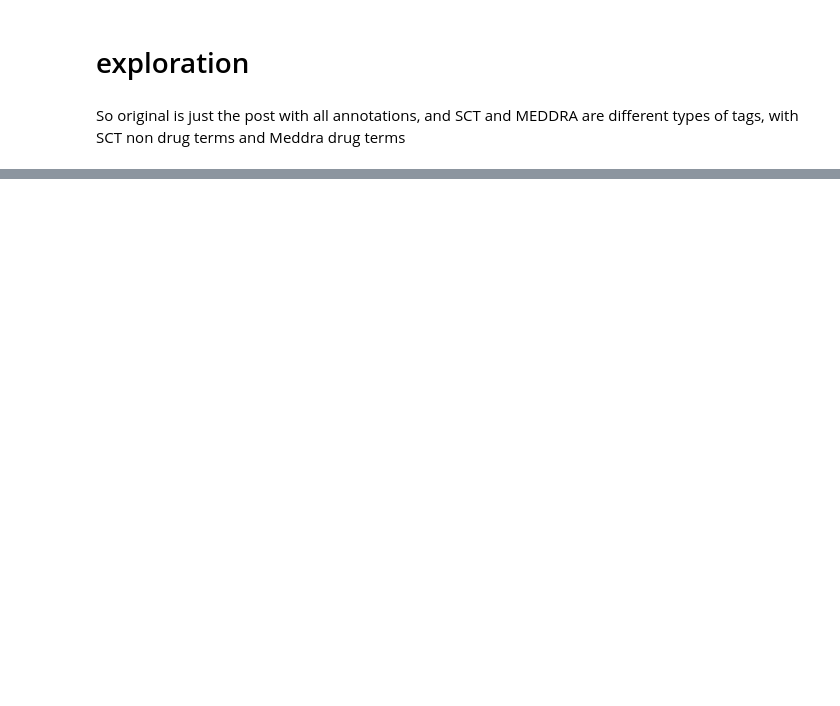
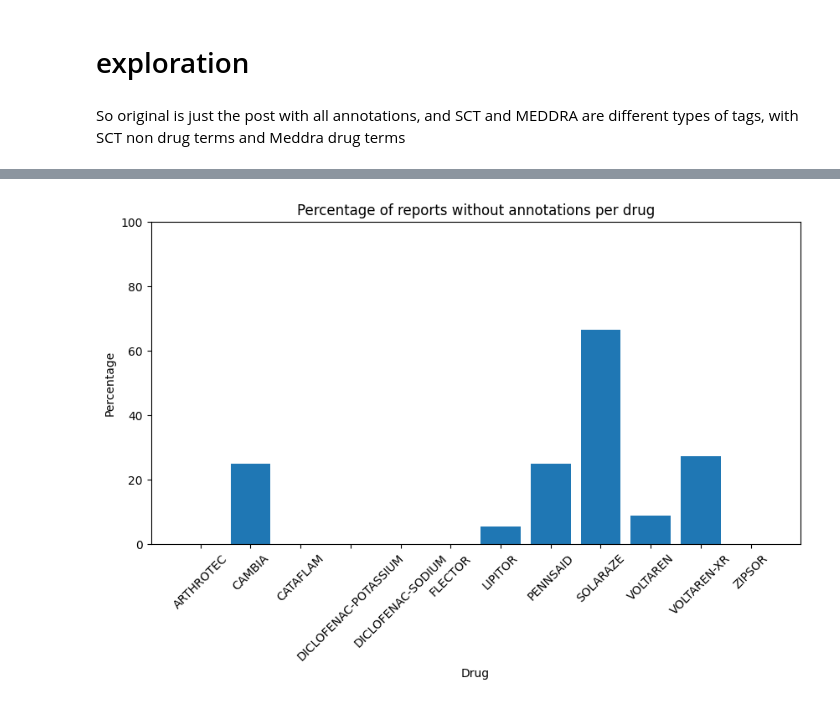
Before and after one commit to bramvaneerden/TM-Information-Extraction, a Jupyter notebook: data-exploration.ipynb, the cells around one changed output, grey strips where cells are left out. Drawn from its saved outputs; the diff is of its cells as text; code cells hidden in the pictures; blank space fills up the shorter version.

```diff
--- a/data-exploration.ipynb
+++ b/data-exploration.ipynb
@@ -50,19 +90,17 @@ print ("\n num: ", len(unique_drugs))
 # %%
 #drugs from paper
 
-drugs = ['ARTHROTEC', 'CAMBIA', 'CATAFLAM', 'DICLOFENAC-POTASSIUM', 'DICLOFENAC-SODIUM',
+Drugs = ['ARTHROTEC', 'CAMBIA', 'CATAFLAM', 'DICLOFENAC-POTASSIUM', 'DICLOFENAC-SODIUM',
          'FLECTOR', 'LIPITOR', 'PENNSAID', 'SOLARAZE', 'VOLTAREN', 'VOLTAREN-XR', 'ZIPSOR']
 # %%
 reports_per_drug = dict()
-
-
 print('amount of reports for each drug: \n')
 
 # iterate over each drug
-for drug in drugs:
+for drug in Drugs:
     reports_directory = Path('./data/CADEC.v2/cadec/original')
 
     drug_files = reports_directory.glob(drug + '*.ann')
     num_reports_for_current_drug = sum(1 for file in drug_files)
     reports_per_drug[drug] = num_reports_for_current_drug
-    print(f'{drug} --> {num_reports_for_current_drug}')
+    print(f'{drug}: {num_reports_for_current_drug}')
@@ -68,0 +167,14 @@ for drug in drugs:
+# %%
+# COUNTS = {'Total Number of Reports':list(reports_per_drug.values()),
+#           'Number of Reports without Name Entities':list(Empty_tags.values())}
+# pd.DataFrame(COUNTS, index=Drugs).to_latex()
+
+# number of reports with no tags
+print (f"Amount of reports without annotations: {sum(Empty_tags.values())}\n")
+
+
+
+# number of reports per drug, and amount of reports without annotations per drug
+print ("Number of reports per drug, and amount of reports without annotations per drug:")
+for drug in Drugs:
+    print (f"{drug}: {reports_per_drug[drug]}, {Empty_tags[drug]}")
@@ -68,0 +197,15 @@ for drug in drugs:
+# %%
+# plot percentage of reports without annotations per drug
+import matplotlib.pyplot as plt
+import seaborn as sns
+
+plt.figure(figsize=(10,5))
+plt.title('Percentage of reports without annotations per drug')
+plt.xlabel('Drug')
+plt.ylabel('Percentage')
+plt.xticks(rotation=45)
+plt.ylim(0,100)
+plt.bar(Empty_tags.keys(), [100*Empty_tags[drug]/reports_per_drug[drug] for drug in Empty_tags.keys()])
+plt.show()
+# %% [output]
+[figure, added]
```
Also changed, not shown: parts of 11 cells of this notebook, 1 other file.
